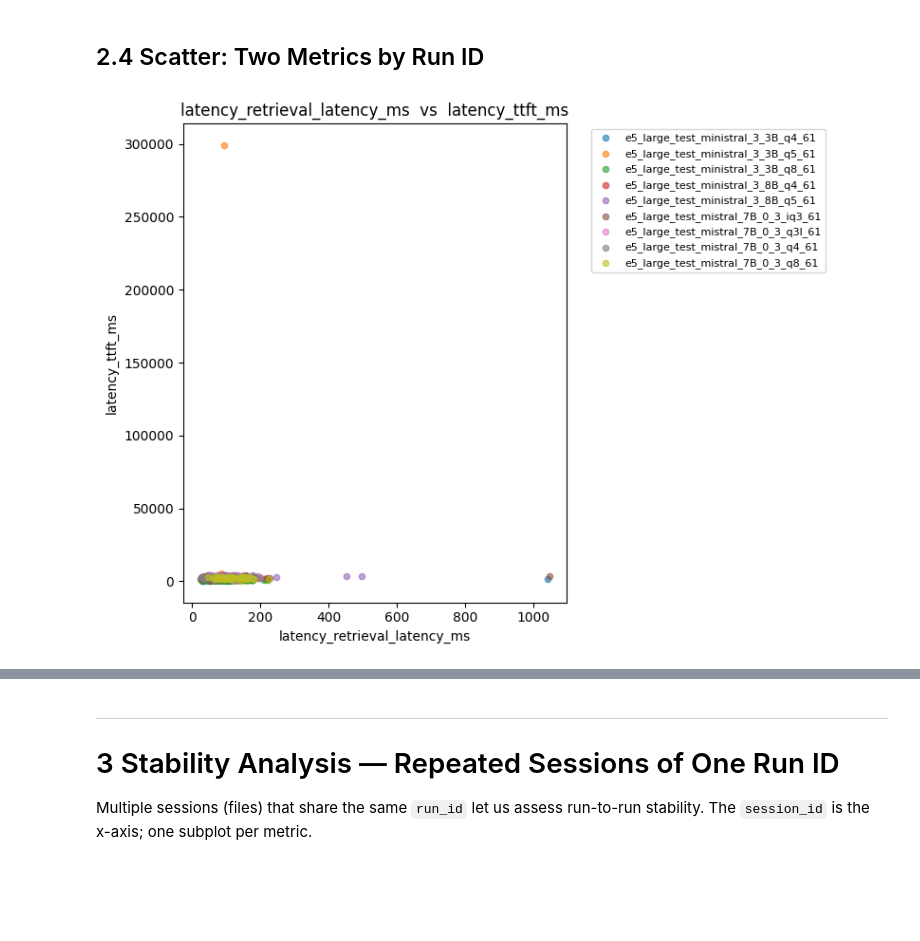
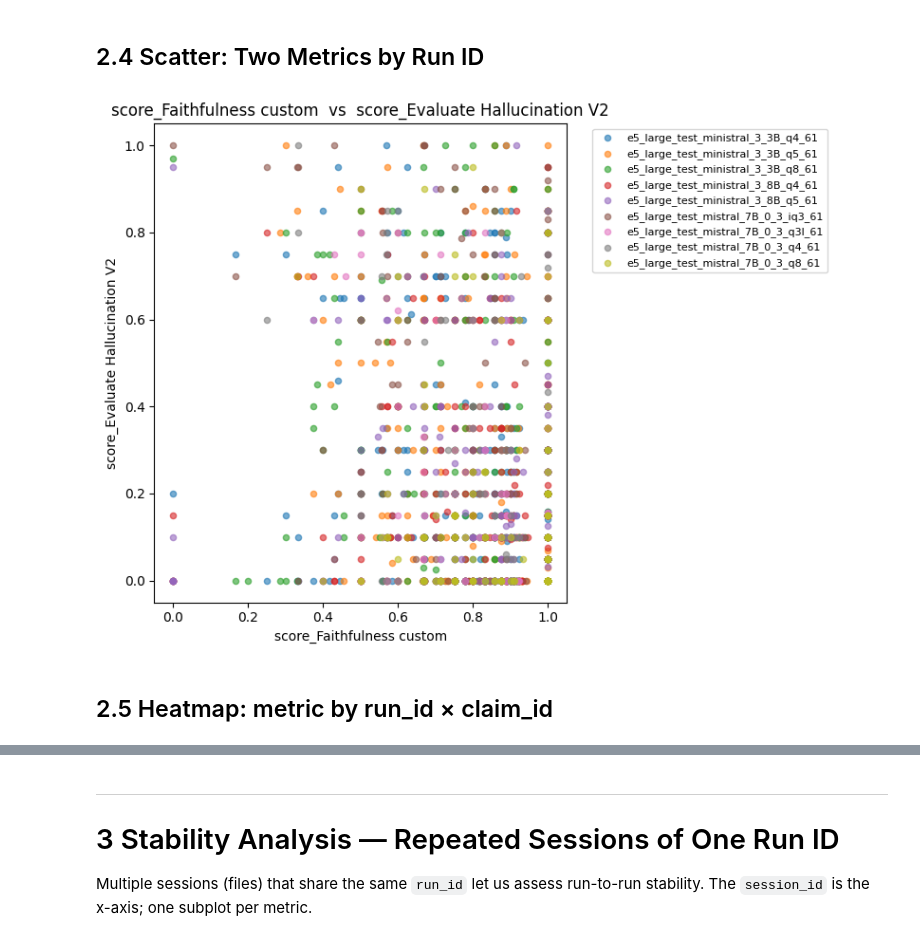
Before and after one commit to n-ploch/on-device-rag-performance, a Jupyter notebook: notebooks/01_explore_metrics.ipynb, the cells around one changed output, grey strips where cells are left out. Cells and saved outputs as stored; diff of their text form; code cells hidden in the pictures; blank space fills up the shorter version.

```diff
--- a/notebooks/01_explore_metrics.ipynb
+++ b/notebooks/01_explore_metrics.ipynb
@@ -38,6 +38,7 @@ from utils import (
     plot_hardware_as_hist,
     plot_generation_quality_as_hist,
     plot_scatter_two_metrics,
+    plot_heatmap,
     stats_by_group,
     plot_stats_bar,
     plot_stats_line,
@@ -53,7 +54,7 @@ from utils import (
     GENERATION_QUALITY_COLS,
 )
 
-EXPORT_DIR = Path("../local/metric-export/eval1")
+EXPORT_DIR = Path("../local/metric-export/eval2")
 # %% [markdown]
 ### Load dataset(s)
 
@@ -369,8 +493,10 @@ plot_generation_quality_as_hist(df_multi, group_by="run_id", group_order=run_ord
 ## 2.4  Scatter: Two Metrics by Run ID
 # %%
 plot_scatter_two_metrics(
-    df_multi, "latency_retrieval_latency_ms", "latency_ttft_ms",
+    df, "score_Faithfulness custom", "score_Evaluate Hallucination V2",
     group_by="run_id", group_order=run_order,
 )
 # %% [output]
-[figure, old version]
+[figure, new version]
+# %% [markdown]
+## 2.5  Heatmap: metric by run_id × claim_id
```
Also changed, not shown: parts of 74 cells of this notebook.
